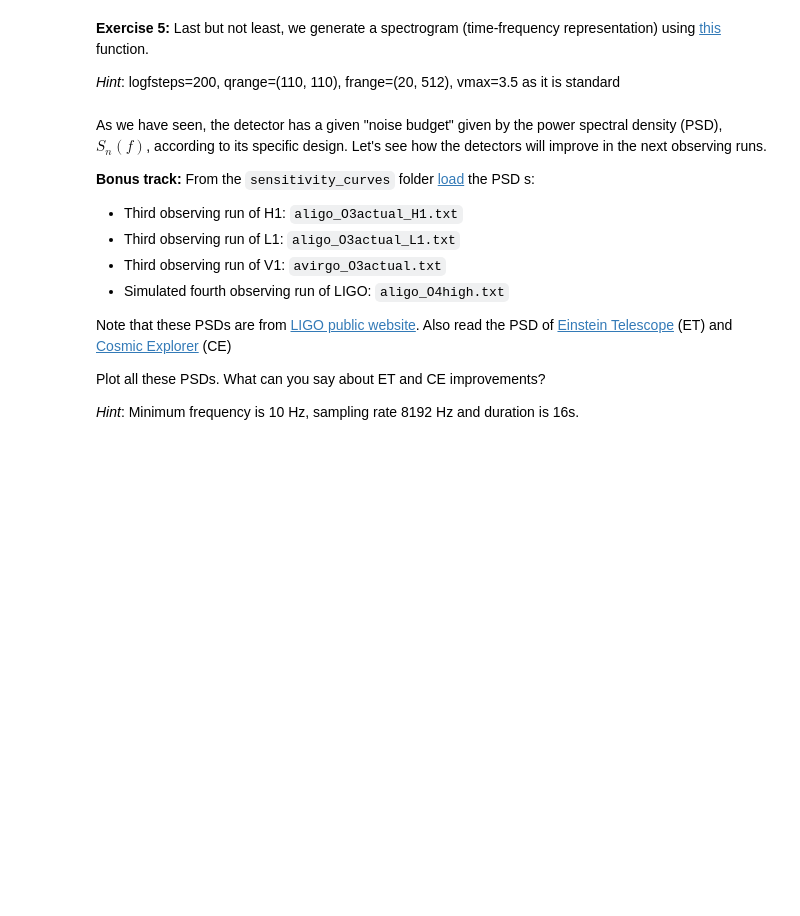
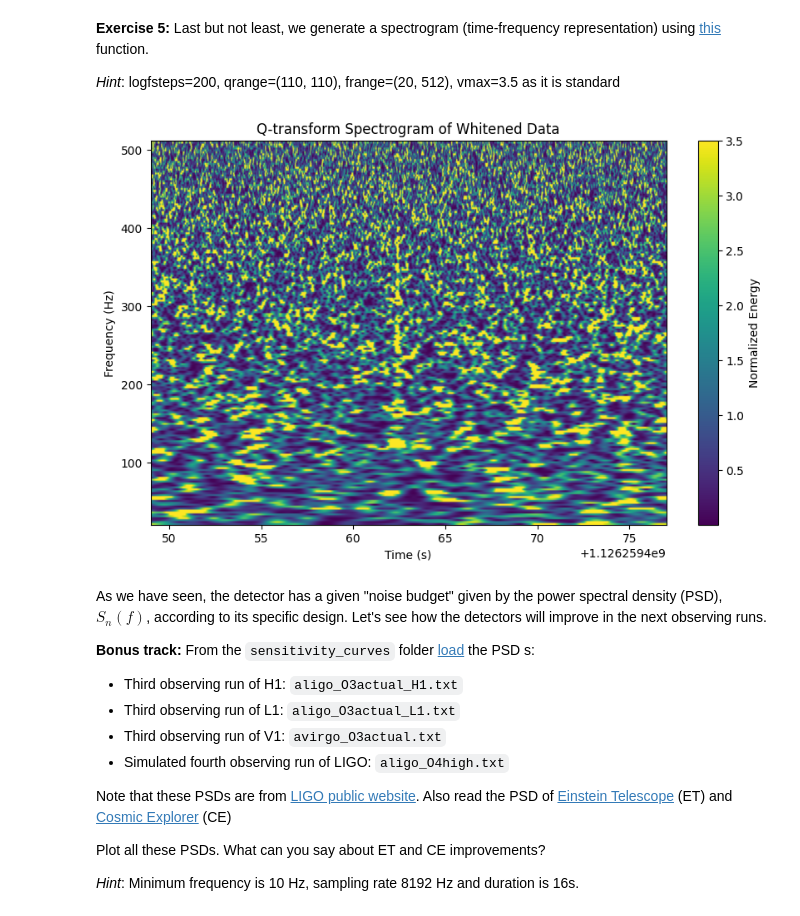
Before and after one commit to lisamadeddu/lisa-PRA3024, a Jupyter notebook: GW_tutorial_2_detector_noise_PSD.ipynb, the cells around one changed output. Cells and saved outputs as stored; diff of their text form; code cells hidden in the pictures; blank space fills up the shorter version.

```diff
--- a/GW_tutorial_2_detector_noise_PSD.ipynb
+++ b/GW_tutorial_2_detector_noise_PSD.ipynb
@@ -115,6 +232,26 @@ Now all frequency contributions are at the same level, as we can see from the PS
 **Exercise 5:** Last but not least, we generate a spectrogram (time-frequency representation) using [this](https://pycbc.org/pycbc/latest/html/pycbc.types.html#pycbc.types.timeseries.TimeSeries.qtransform) function.
 
 _Hint_: logfsteps=200, qrange=(110, 110), frange=(20, 512), vmax=3.5 as it is standard
+# %%
+times, freqs, qplane = whitened_data.qtransform(delta_t=whitened_data.delta_t,
+                                                logfsteps=200,
+                                                frange=(20, 512),
+                                                qrange=(110, 110),
+                                                mismatch=0.2,
+                                                return_complex=False)
+
+extent = [times[0], times[-1], freqs[0], freqs[-1]]
+
+plt.figure(figsize=(10, 6))
+im = plt.imshow(qplane, aspect='auto', origin='lower', extent=extent,
+                cmap='viridis', vmax=3.5)
+plt.xlabel('Time (s)')
+plt.ylabel('Frequency (Hz)')
+plt.title('Q-transform Spectrogram of Whitened Data')
+plt.colorbar(im, label='Normalized Energy')
+plt.show()
+# %% [output]
+[figure, added]
 # %% [markdown]
 As we have seen, the detector has a given "noise budget" given  by the power spectral density (PSD), $S_{n}(f)$, according to its specific design. Let's see how the detectors will improve in the next observing runs.
 
```
Also changed, not shown: parts of 4 cells of this notebook.
